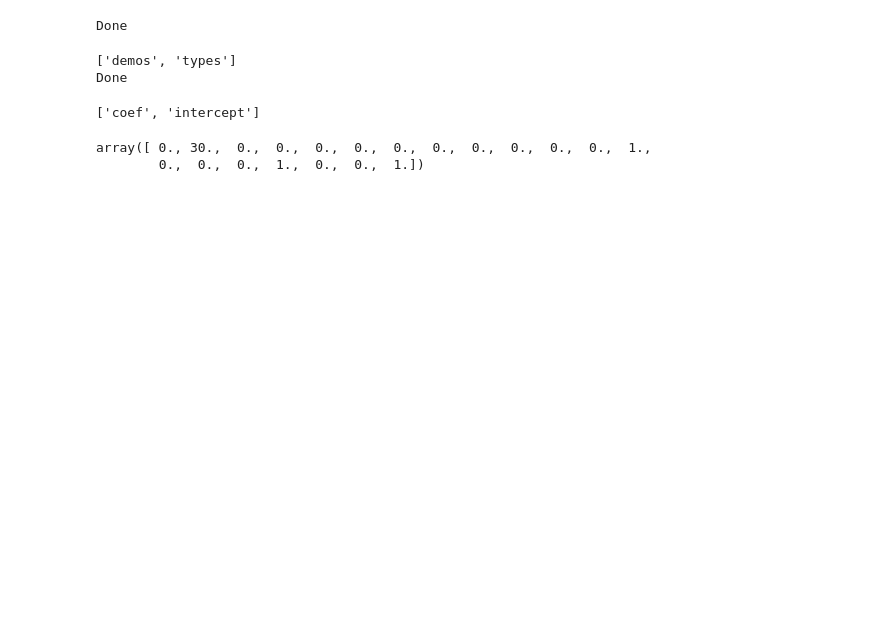
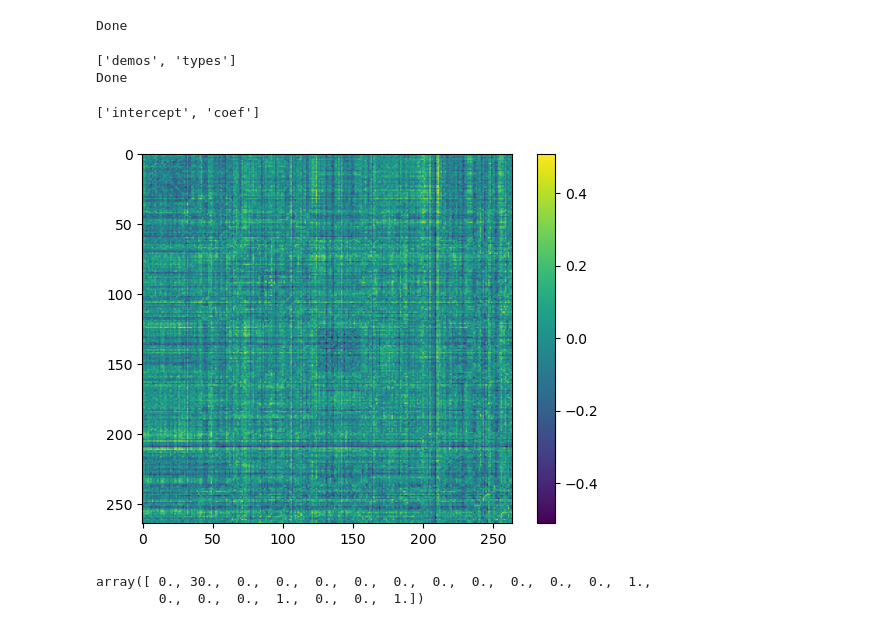
Before and after one commit to aorliche/PNC, a Jupyter notebook: HCP/HCP4GetADRisk.ipynb, the cells around one changed output. Drawn from its saved outputs; the diff is of its cells as text; code cells hidden in the pictures; blank space fills up the shorter version.

```diff
--- a/HCP/HCP4GetADRisk.ipynb
+++ b/HCP/HCP4GetADRisk.ipynb
@@ -29,14 +29,29 @@ Done
 
 import pickle
 
-# adni = pickle.load(open('/home/anton/Documents/Tulane/Research/Work/ADNI/weights0.pkl', 'rb'))
-adni = {'coef': None, 'intercept': 0}
-adni['coef'] = pickle.load(open('/home/anton/Documents/Tulane/Research/Work/ADNI/corrBalanced.pkl', 'rb'))
+adni = pickle.load(open('/home/anton/Documents/Tulane/Research/Work/ADNI/weightsBalanced3.pkl', 'rb'))
+# adni = {'coef': None, 'intercept': 0}
+# adni['coef'] = pickle.load(open('/home/anton/Documents/Tulane/Research/Work/ADNI/corrBalanced.pkl', 'rb'))
 
 
 list(adni.keys())
 # %% [output]
-['coef', 'intercept']
+['intercept', 'coef']
+# %%
+import matplotlib.pyplot as plt
+import numpy as np
+
+def vec2mat(v):
+    a,b = np.triu_indices(264,1)
+    m = np.zeros((264,264))
+    m[a,b] = v
+    return m+m.T
+
+plt.imshow(vec2mat(adni['coef']))
+plt.colorbar()
+plt.show()
+# %% [output]
+[figure, added]
 # %%
 dct['demos'][4][:20]
 # %% [output]
```
Also changed, not shown: parts of 4 cells of this notebook, 6 other files.
